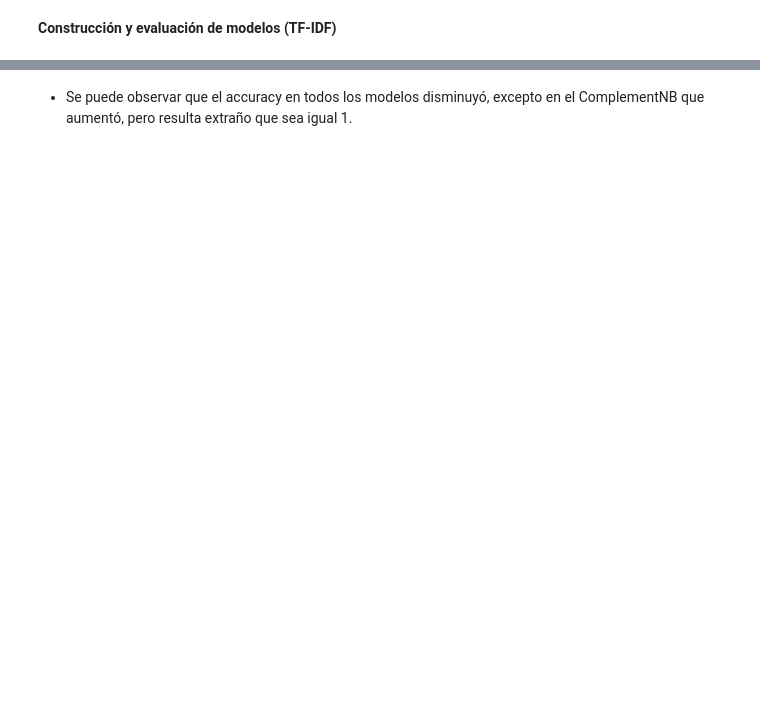
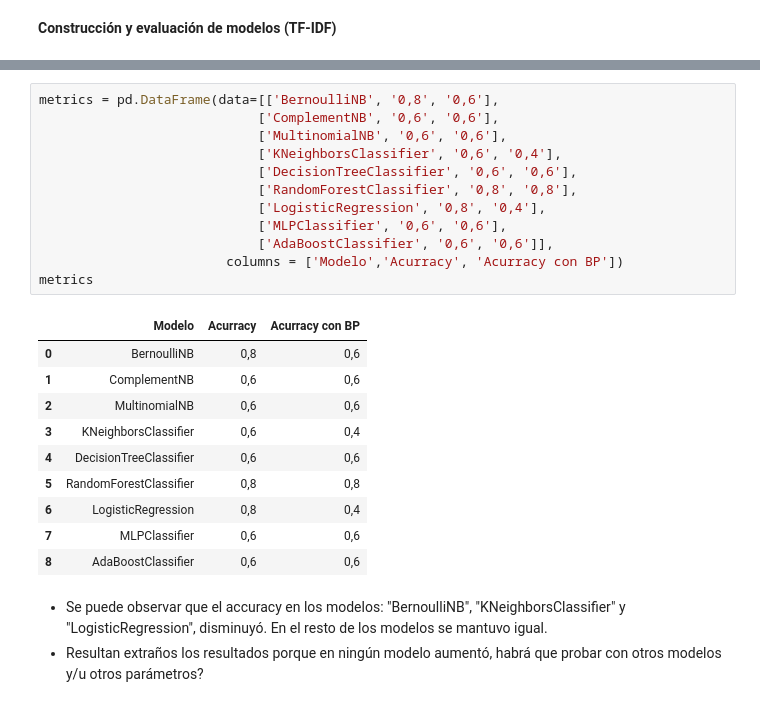
Before and after one commit to AnaInesOrtega/Text_mining, a Jupyter notebook: Text_mining.ipynb, the cells around one changed output, grey strips where cells are left out. Drawn from its saved outputs; the diff is of its cells as text; blank space fills up the shorter version.

```diff
--- a/Text_mining.ipynb
+++ b/Text_mining.ipynb
@@ -728,2 +728,26 @@ AdaBoostClassifier - Accuracy: 0.2
+# %%
+metrics = pd.DataFrame(data=[['BernoulliNB', '0,8', '0,6'],
+                            ['ComplementNB', '0,6', '0,6'],
+                            ['MultinomialNB', '0,6', '0,6'],
+                            ['KNeighborsClassifier', '0,6', '0,4'],
+                            ['DecisionTreeClassifier', '0,6', '0,6'],
+                            ['RandomForestClassifier', '0,8', '0,8'],
+                            ['LogisticRegression', '0,8', '0,4'],
+                            ['MLPClassifier', '0,6', '0,6'],
+                            ['AdaBoostClassifier', '0,6', '0,6']],
+                        columns = ['Modelo','Acurracy', 'Acurracy con BP'])
+metrics
+# %% [output]
+|  | Modelo | Acurracy | Acurracy con BP |
+| 0 | BernoulliNB | 0,8 | 0,6 |
+| 1 | ComplementNB | 0,6 | 0,6 |
+| 2 | MultinomialNB | 0,6 | 0,6 |
+| 3 | KNeighborsClassifier | 0,6 | 0,4 |
+| 4 | DecisionTreeClassifier | 0,6 | 0,6 |
+| 5 | RandomForestClassifier | 0,8 | 0,8 |
+| 6 | LogisticRegression | 0,8 | 0,4 |
+| 7 | MLPClassifier | 0,6 | 0,6 |
+| 8 | AdaBoostClassifier | 0,6 | 0,6 |
 # %% [markdown]
-- Se puede observar que el accuracy en todos los modelos disminuyó, excepto en el ComplementNB que aumentó, pero resulta extraño que sea igual 1.
+- Se puede observar que el accuracy en los modelos: "BernoulliNB", "KNeighborsClassifier" y "LogisticRegression", disminuyó. En el resto de los modelos se mantuvo igual.
+- Resultan extraños los resultados porque en ningún modelo aumentó, habrá que probar con otros modelos y/u otros parámetros?
```
Also changed, not shown: parts of 7 cells of this notebook.
